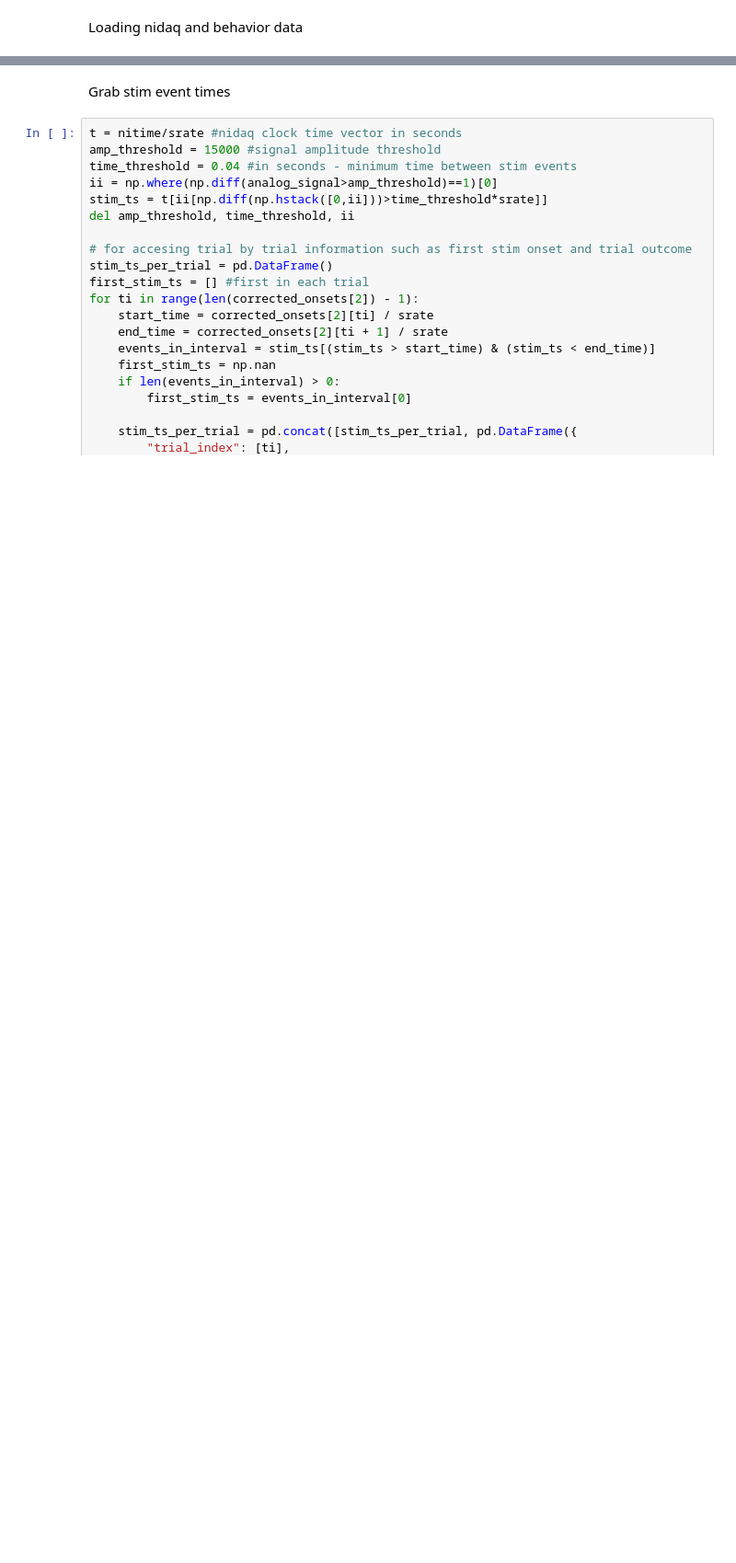
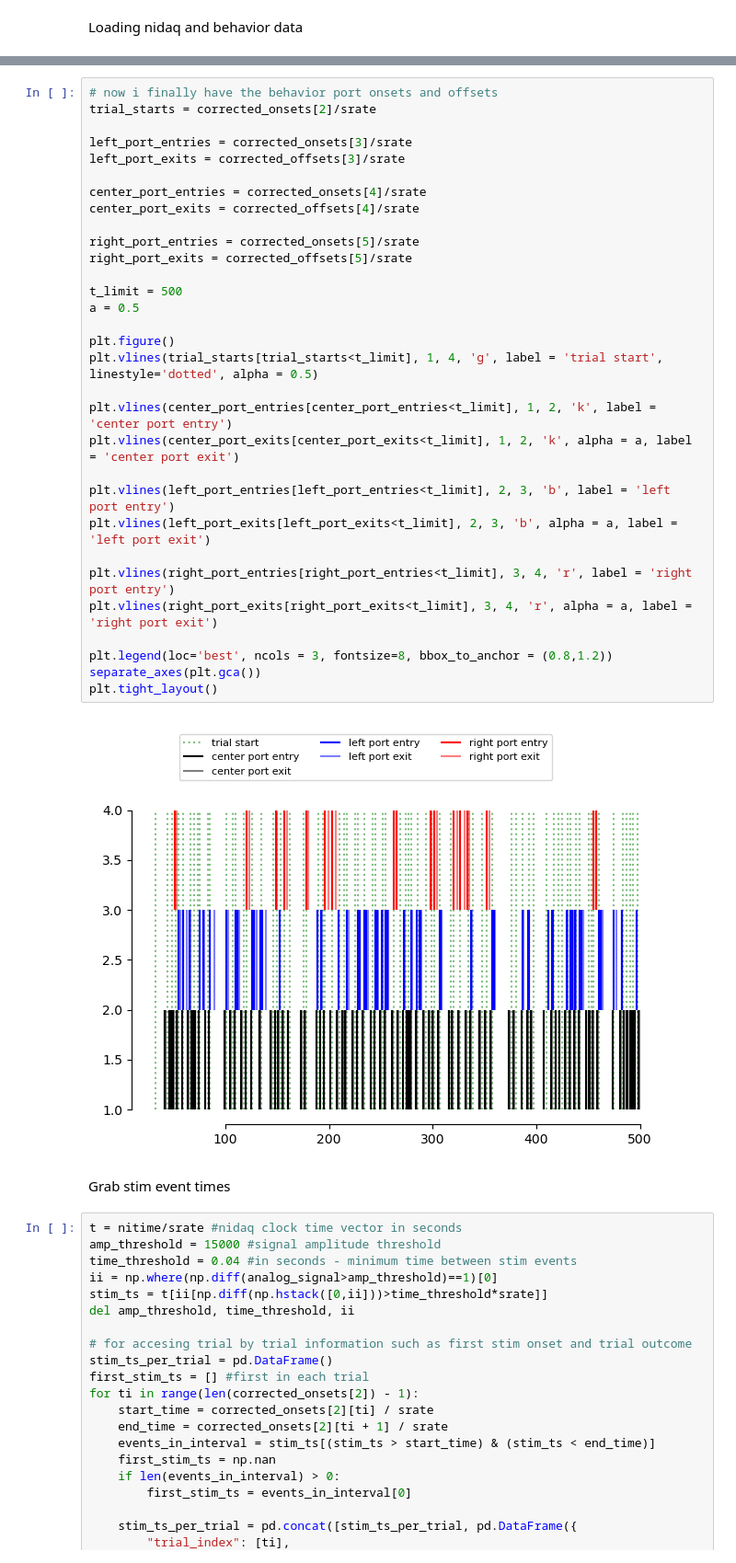
Before and after one commit to rojasgabriel/ephys, a Jupyter notebook: ephys_analysis_prototyping.ipynb, the cells around one changed output, grey strips where cells are left out. Shown at 92% size. Drawn from its saved outputs; the diff is of its cells as text; blank space fills up the shorter version.

```diff
--- a/ephys_analysis_prototyping.ipynb
+++ b/ephys_analysis_prototyping.ipynb
@@ -43,3 +54,36 @@ behavior_data = chiCa.load_trialdata('/home/data/GRB006/20240429_174359/chipmunk
+# %%
+# now i finally have the behavior port onsets and offsets
+trial_starts = corrected_onsets[2]/srate
+
+left_port_entries = corrected_onsets[3]/srate
+left_port_exits = corrected_offsets[3]/srate
+
+center_port_entries = corrected_onsets[4]/srate
+center_port_exits = corrected_offsets[4]/srate
+
+right_port_entries = corrected_onsets[5]/srate
+right_port_exits = corrected_offsets[5]/srate
+
+t_limit = 500
+a = 0.5
+
+plt.figure()
+plt.vlines(trial_starts[trial_starts<t_limit], 1, 4, 'g', label = 'trial start', linestyle='dotted', alpha = 0.5)
+
+plt.vlines(center_port_entries[center_port_entries<t_limit], 1, 2, 'k', label = 'center port entry')
+plt.vlines(center_port_exits[center_port_exits<t_limit], 1, 2, 'k', alpha = a, label = 'center port exit')
+
+plt.vlines(left_port_entries[left_port_entries<t_limit], 2, 3, 'b', label = 'left port entry')
+plt.vlines(left_port_exits[left_port_exits<t_limit], 2, 3, 'b', alpha = a, label = 'left port exit')
+
+plt.vlines(right_port_entries[right_port_entries<t_limit], 3, 4, 'r', label = 'right port entry')
+plt.vlines(right_port_exits[right_port_exits<t_limit], 3, 4, 'r', alpha = a, label = 'right port exit')
+
+plt.legend(loc='best', ncols = 3, fontsize=8, bbox_to_anchor = (0.8,1.2))
+separate_axes(plt.gca())
+plt.tight_layout()
+# %% [output]
+[figure, added]
 # %% [markdown]
 Grab stim event times
 # %%
```
Also changed, not shown: parts of 13 cells of this notebook, 3 other files.
